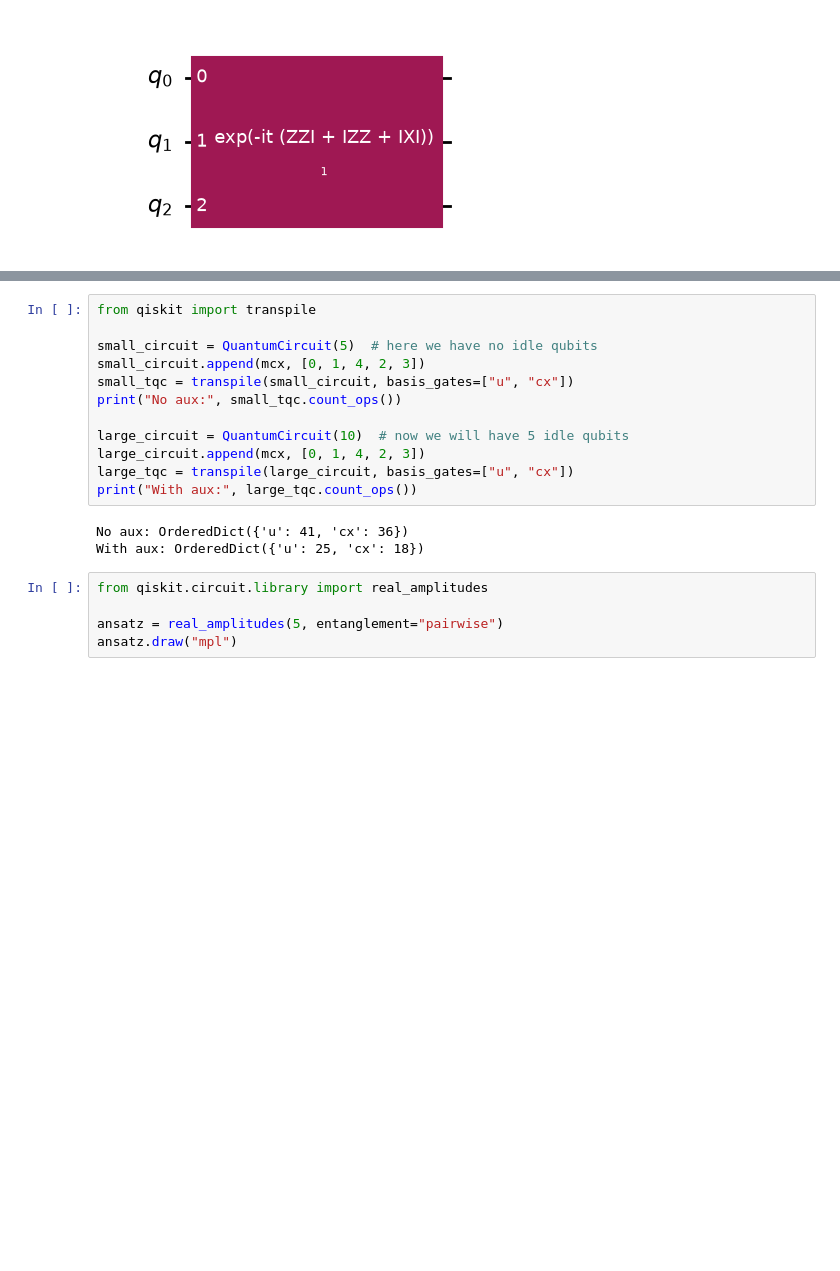
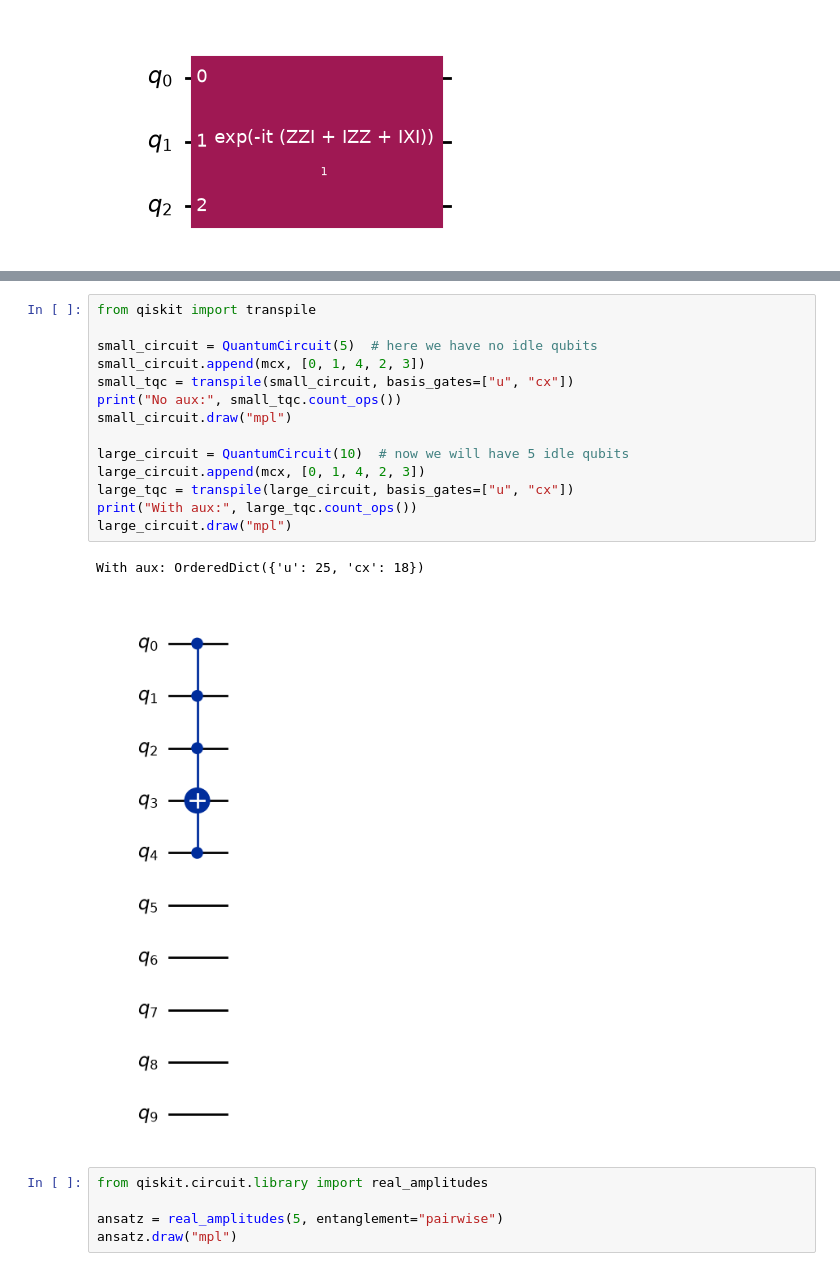
Before and after one commit to suranjannandi-git/quantum-qiskit, a Jupyter notebook: study_guide/1.2.1.circuit-library.ipynb, the cells around one changed output, grey strips where cells are left out. Drawn from its saved outputs; the diff is of its cells as text; blank space fills up the shorter version.

```diff
--- a/study_guide/1.2.1.circuit-library.ipynb
+++ b/study_guide/1.2.1.circuit-library.ipynb
@@ -28,18 +28,20 @@ circuit.draw("mpl")
 # %%
 from qiskit import transpile
 
 small_circuit = QuantumCircuit(5)  # here we have no idle qubits
 small_circuit.append(mcx, [0, 1, 4, 2, 3])
 small_tqc = transpile(small_circuit, basis_gates=["u", "cx"])
 print("No aux:", small_tqc.count_ops())
+small_circuit.draw("mpl")
 
 large_circuit = QuantumCircuit(10)  # now we will have 5 idle qubits
 large_circuit.append(mcx, [0, 1, 4, 2, 3])
 large_tqc = transpile(large_circuit, basis_gates=["u", "cx"])
 print("With aux:", large_tqc.count_ops())
+large_circuit.draw("mpl")
 # %% [output]
-No aux: OrderedDict({'u': 41, 'cx': 36})
 With aux: OrderedDict({'u': 25, 'cx': 18})
+[figure, added]
 # %%
 from qiskit.circuit.library import real_amplitudes
 
```
Also changed, not shown: parts of 2 cells of this notebook, 2 other files.
